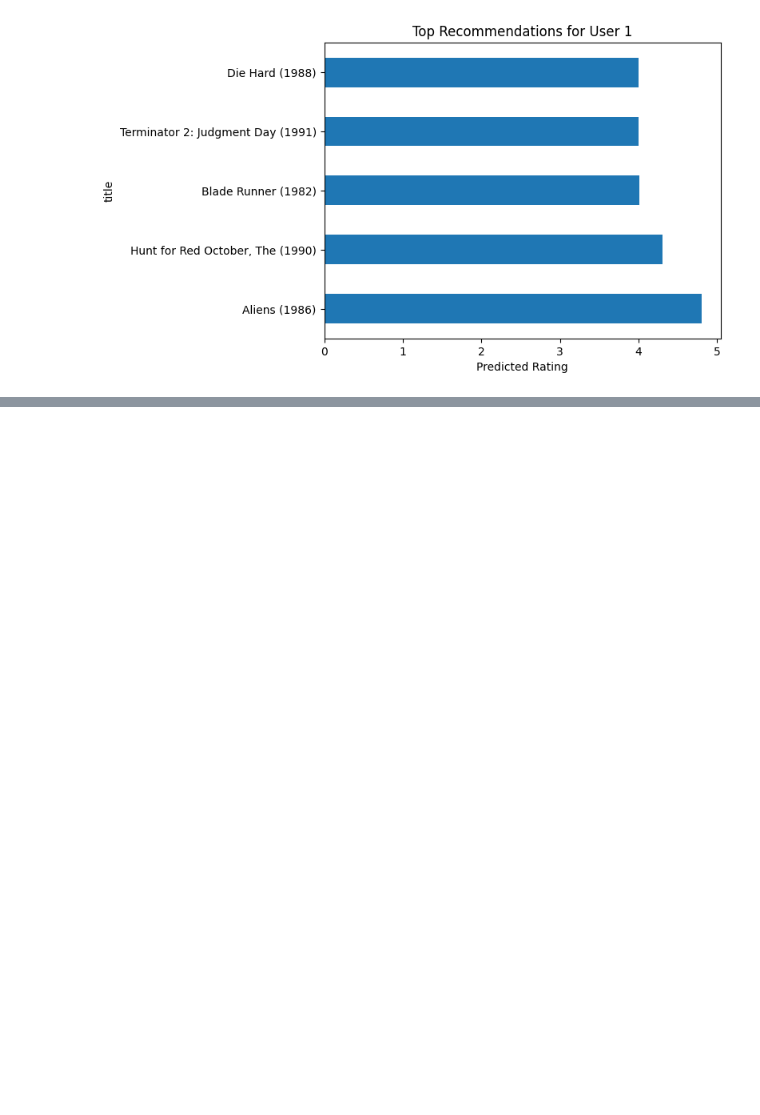
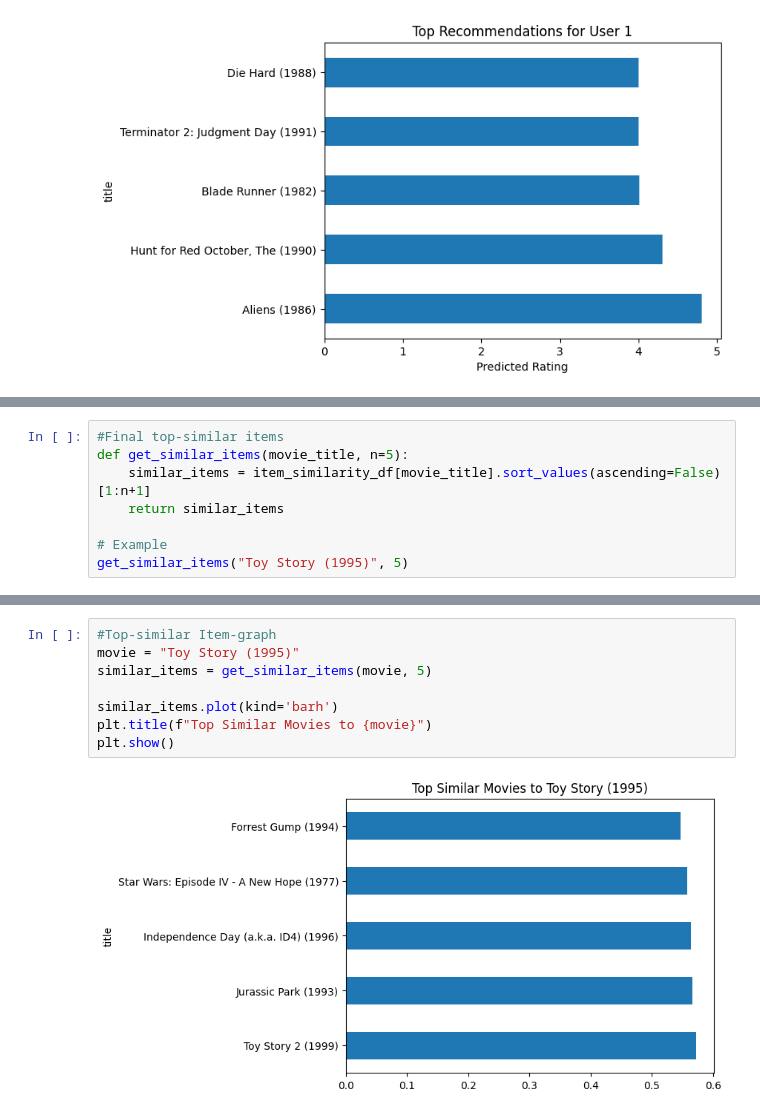
Before and after one commit to dhans2007/ML_LAB, a Jupyter notebook: ML_lab9_1.ipynb, the cells around one changed output, grey strips where cells are left out. Cells and saved outputs as stored; diff of their text form; blank space fills up the shorter version.

```diff
--- a/ML_lab9_1.ipynb
+++ b/ML_lab9_1.ipynb
@@ -237,0 +310,8 @@ plt.show()
+# %%
+#Final top-similar items
+def get_similar_items(movie_title, n=5):
+    similar_items = item_similarity_df[movie_title].sort_values(ascending=False)[1:n+1]
+    return similar_items
+
+# Example
+get_similar_items("Toy Story (1995)", 5)
@@ -237,0 +468,10 @@ plt.show()
+# %%
+#Top-similar Item-graph
+movie = "Toy Story (1995)"
+similar_items = get_similar_items(movie, 5)
+
+similar_items.plot(kind='barh')
+plt.title(f"Top Similar Movies to {movie}")
+plt.show()
+# %% [output]
+[figure, added]
```
Also changed, not shown: parts of 14 cells of this notebook.
